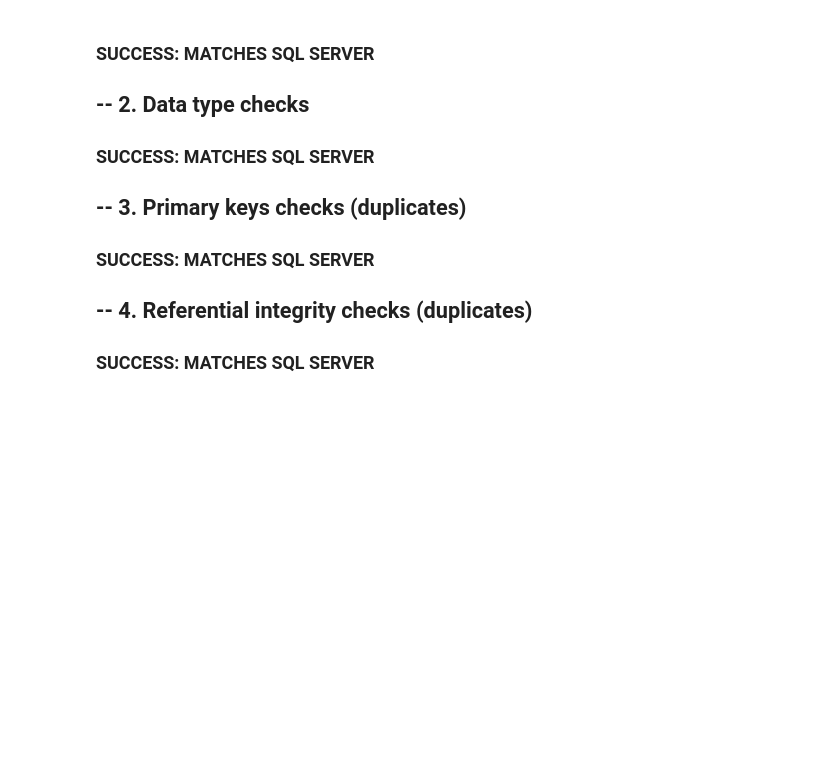
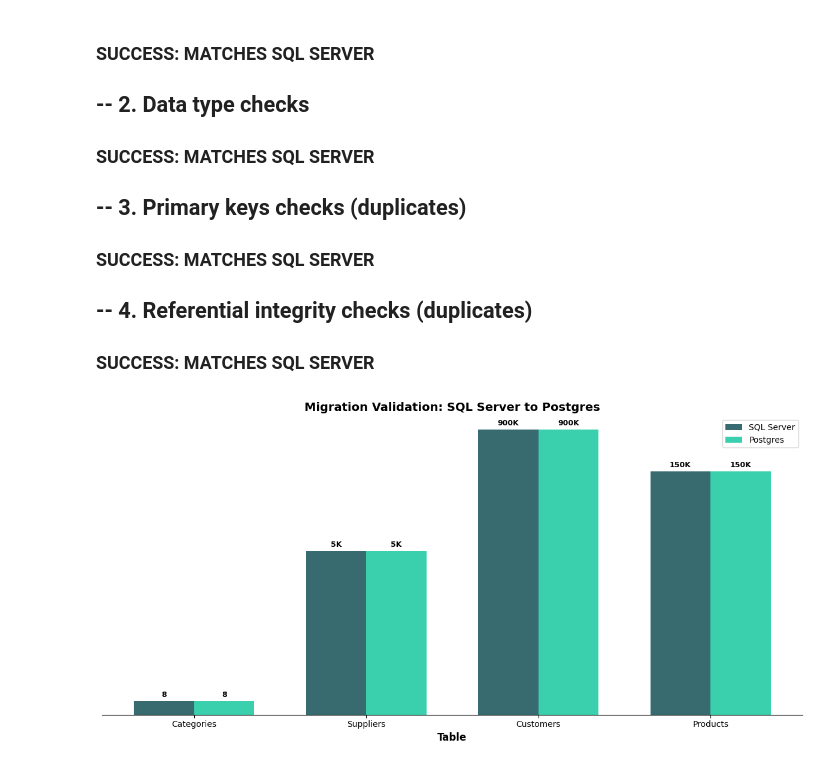
Before and after one commit to Opalfdm/sql-server-to-postgres-migration, a Jupyter notebook: run_migration_uat.ipynb, the cells around one changed output. Drawn from its saved outputs; the diff is of its cells as text; code cells hidden in the pictures; blank space fills up the shorter version.

Commit message:
Rendered validation stats as chart

```diff
--- a/run_migration_uat.ipynb
+++ b/run_migration_uat.ipynb
@@ -652,3 +652,71 @@ Migrating Products ---> products
 ## -- 4. Referential integrity checks (duplicates)
 
 ### SUCCESS: MATCHES SQL SERVER
+# %%
+import matplotlib.pyplot as plt
+
+%matplotlib inline
+plt.rcParams['figure.facecolor'] = 'white'
+
+fig, ax = plt.subplots(figsize=(12, 6))
+
+table_names = tables_to_migrate
+sql_counts = [baseline_counts[t] for t in tables_to_migrate]
+
+pg_counts = []
+for table in tables_to_migrate:
+    pg_cursor.execute(f"SELECT COUNT(*) FROM {table.lower()}")
+    pg_counts.append(pg_cursor.fetchone()[0])
+
+pg_counts
+
+x = range(len(table_names))
+width = 0.35
+
+bars1 = ax.bar([i - width/2 for i in x],
+              sql_counts,
+              width,
+              label="SQL Server",
+              color="#05464BFF",
+              alpha=0.8)
+
+bars2 = ax.bar([i + width/2 for i in x],
+              pg_counts,
+              width,
+              label="Postgres",
+              color="#08C599",
+              alpha=0.8)
+
+ax.set_xlabel('Table', fontweight='bold', fontsize=12)
+
+ax.set_title('Migration Validation: SQL Server to Postgres',  fontweight='bold', fontsize=14)
+
+ax.set_xticks(x)
+ax.set_xticklabels(table_names)
+
+ax.get_yaxis().set_visible(False)
+ax.spines['left'].set_visible(False)
+ax.spines['right'].set_visible(False)
+ax.spines['top'].set_visible(False)
+
+ax.set_yscale('log')
+ax.legend()
+
+for bars in [bars1, bars2]:
+    for bar in bars:
+
+        height = bar.get_height()
+        label = f"{int(height/1000)}K" if height >=1000 else f'{int(height)}'
+
+        ax.text(bar.get_x() + bar.get_width()/2,
+                height * 1.1,
+                label,
+                ha='center',
+                va='bottom',
+                fontsize=9,
+                fontweight='bold')
+
+plt.tight_layout()
+plt.show()
+# %% [output]
+[figure, added]
```
Also changed, not shown: 3 other files.
